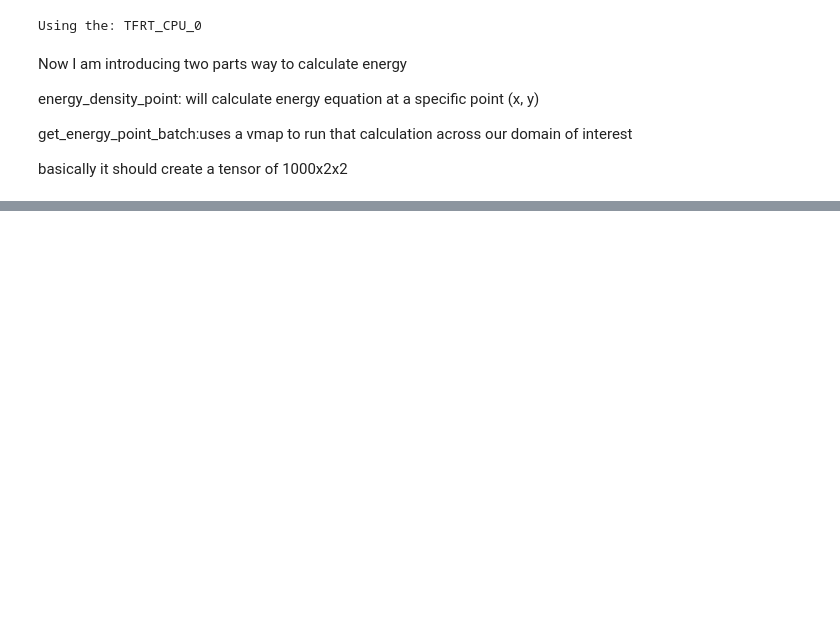
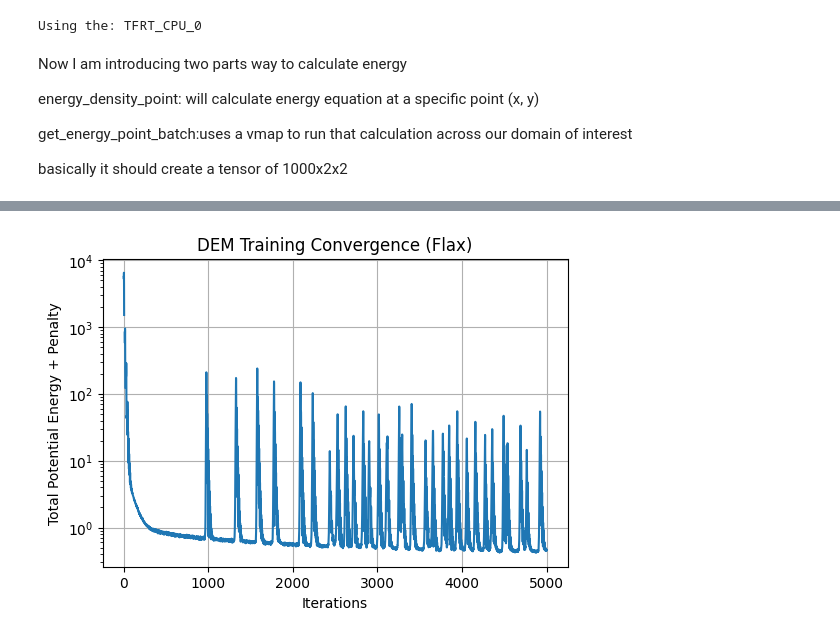
Before and after one commit to cubamaster/JAX-Neural-Net, a Jupyter notebook: Neo-Hookean_DEM.ipynb, the cells around one changed output, grey strips where cells are left out. Saved outputs shown, nothing was run; the diff lists cells and outputs as text; code cells hidden in the pictures; blank space fills up the shorter version.

```diff
--- a/Neo-Hookean_DEM.ipynb
+++ b/Neo-Hookean_DEM.ipynb
@@ -132,0 +166,32 @@ get_displacement_batch = vmap(forward, in_axes = (None, 0))
+# %%
+# generate random key for initialization
+key, k_init = jax.random.split(key)
+# %%
+# create first input for flax
+first_input = jnp.ones((2,))
+# %%
+# create network parameters
+params = model.init(k_init, first_input)
+# %%
+# start training loop
+loss_history = []
+opt_state = optimizer.init(params)
+print(f"Starting Flax training for {Iterations} iterations...")
+
+for i in range(Iterations):
+    # generate random points in [0, 1] x [0, 1]
+    key, subkey = jax.random.split(key)
+    domain_points = jax.random.uniform(subkey, (N_Domain, 2))
+
+    domain_points = domain_points * jnp.array([L, H]) # scale points to our dimensions
+
+    loss_val, grads = loss_and_grad(params, domain_points, bc_points, bc_targets)
+
+    updates, opt_state = optimizer.update(grads, opt_state)
+    params = optax.apply_updates(params, updates)
+
+    loss_history.append(loss_val)
+
+    if i % 500 == 0:
+        print(f"Iteration {i}: Loss = {loss_val:.5f}")
+print(f"Final Loss: {loss_history[-1]:.5f}")
@@ -132,0 +211,12 @@ get_displacement_batch = vmap(forward, in_axes = (None, 0))
+# %%
+# --- 4. Visualization ---
+plt.figure(figsize=(6, 4))
+plt.plot(loss_history)
+plt.yscale('log')
+plt.xlabel("Iterations")
+plt.ylabel("Total Potential Energy + Penalty")
+plt.title("DEM Training Convergence (Flax)")
+plt.grid(True)
+plt.show()
+# %% [output]
+[figure, added]
```
Also changed, not shown: parts of 17 cells of this notebook.
